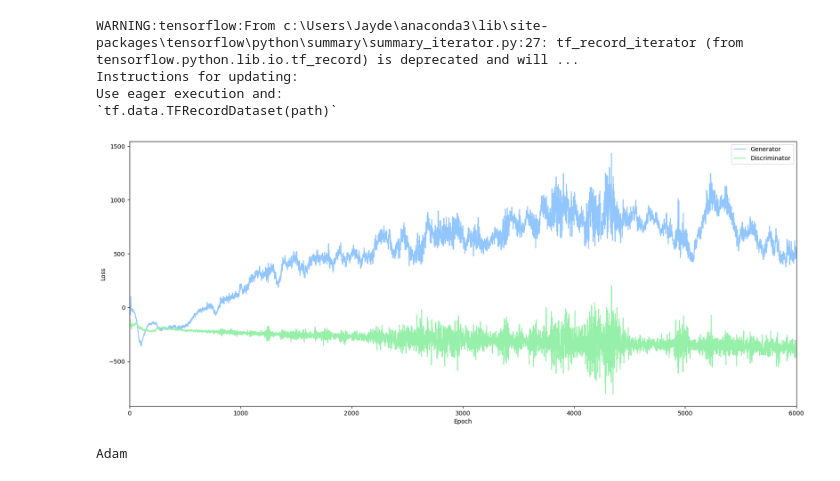
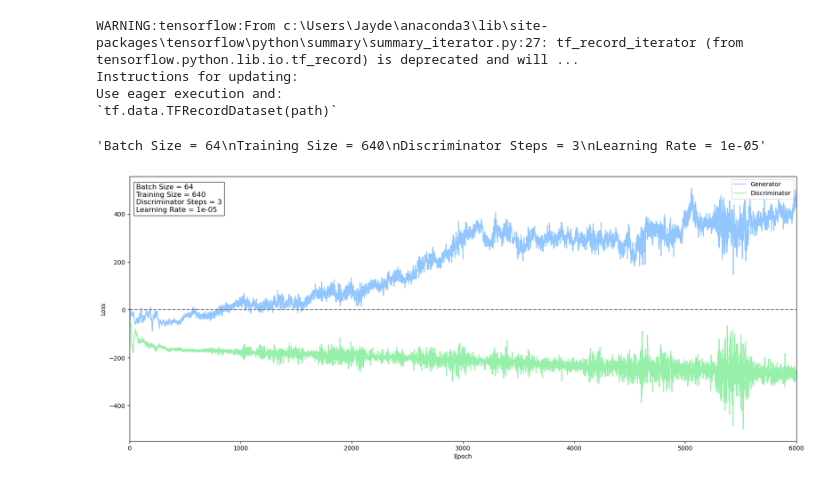
Before and after one commit to JaydenDave/decoding-animimal-communication, a Jupyter notebook: winfoGAN/model_testing.ipynb, the cells around one changed output. Saved outputs shown, nothing was run; the diff lists cells and outputs as text; code cells hidden in the pictures.

```diff
--- a/winfoGAN/model_testing.ipynb
+++ b/winfoGAN/model_testing.ipynb
@@ -49,0 +27,12 @@ gan = GAN(
+# %%
+def newest(path):
+    files = os.listdir(path)
+    paths = [os.path.join(path, basename) for basename in files]
+    return max(paths, key=os.path.getctime)
+
+model_directory ="C:/Users/Jayde/Desktop/wavegan/models_0212.1457"
+model_directory = newest("C:/Users/Jayde/Desktop/wavegan/")
+print(model_directory)
+spec_path = f"{model_directory}/model_specifications.json"
+with open(spec_path, 'r') as f:
+  specs = json.load(f)
@@ -164,22 +162,32 @@ WARNING:tensorflow:From c:\Users\Jayde\anaconda3\lib\site-packages\tensorflow\py
 Instructions for updating:
 Use eager execution and:
 `tf.data.TFRecordDataset(path)`
+# %%
+lr = specs["Learning Rate"]
+specs_str = '\n'.join((
+    r'Batch Size = %.f' % (specs["Batch Size"], ),
+    r'Training Size = %.f' % (specs["Training Size"],),
+    r'Discriminator Steps = %.f' % (specs["Discriminator Steps"], ),
+    f"Learning Rate = {lr}"))
+specs_str
+# %% [output]
+'Batch Size = 64\nTraining Size = 640\nDiscriminator Steps = 3\nLearning Rate = 1e-05'
 # %%
 plt.style.use('seaborn-pastel')
 plt.figure(figsize=(20,8))
 plt.plot(g_loss, label = "Generator")
 plt.plot(d_loss, label = "Discriminator")
 plt.legend()
-plt.xlim(0,6000)
+plt.xlim(0,specs["Epochs"])
 plt.xlabel("Epoch")
 plt.ylabel("Loss")
+plt.axhline(y=0, color = "grey", linestyle = "dashed")
+
+plt.text(0.01, 0.97, specs_str, transform=plt.gca().transAxes, fontsize=12,
+         verticalalignment='top', horizontalalignment='left', bbox=dict(facecolor='white', alpha=0.8))
+
+fig_dir = f"{model_directory}/loss_graph.png"
+plt.savefig(fig_dir, dpi= 300, bbox_inches = "tight", transparent = True)
 plt.show()
 # %% [output]
-[figure, old version]
+[figure, new version]
-# %%
-D_OPTIMIZER = optimizers.Adam(learning_rate=LEARNING_RATE, beta_1 = ADAM_BETA_1, beta_2 = ADAM_BETA_2)
-G_OPTIMIZER = optimizers.RMSprop(learning_rate = LEARNING_RATE)
-Q_OPTIMIZER = optimizers.RMSprop(learning_rate = LEARNING_RATE)
-print((str(D_OPTIMIZER).split(".")[3]).split(" ")[0])
-# %% [output]
-Adam
```
Also changed, not shown: parts of 13 cells of this notebook, 2 other files.
